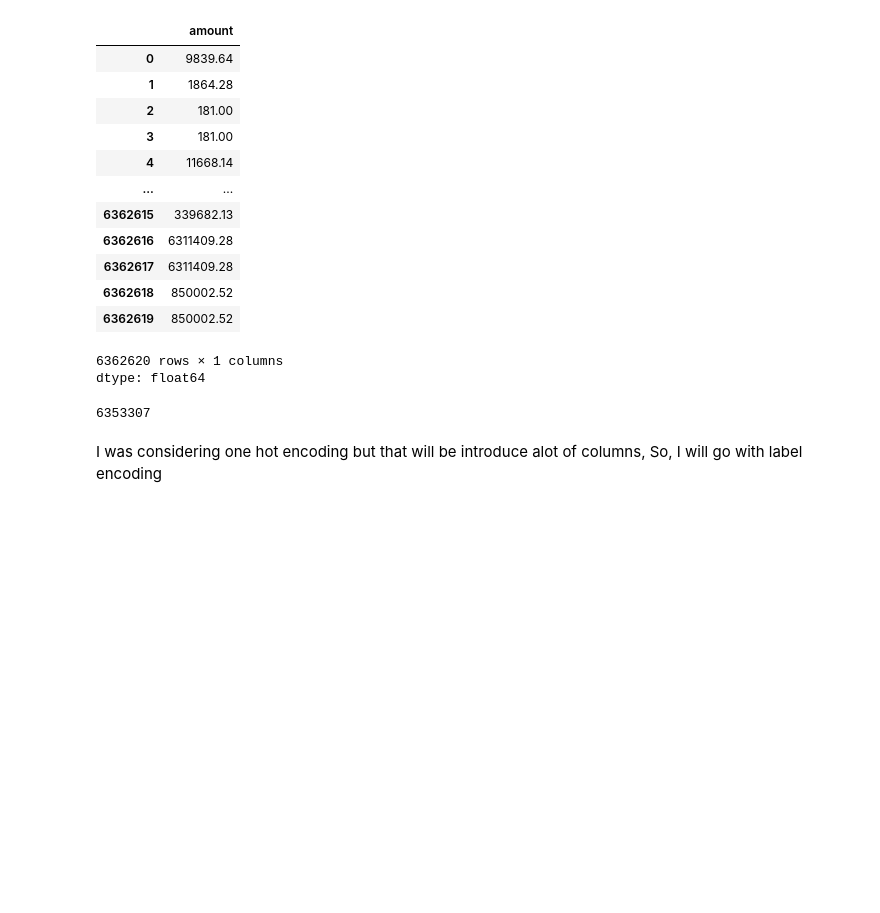
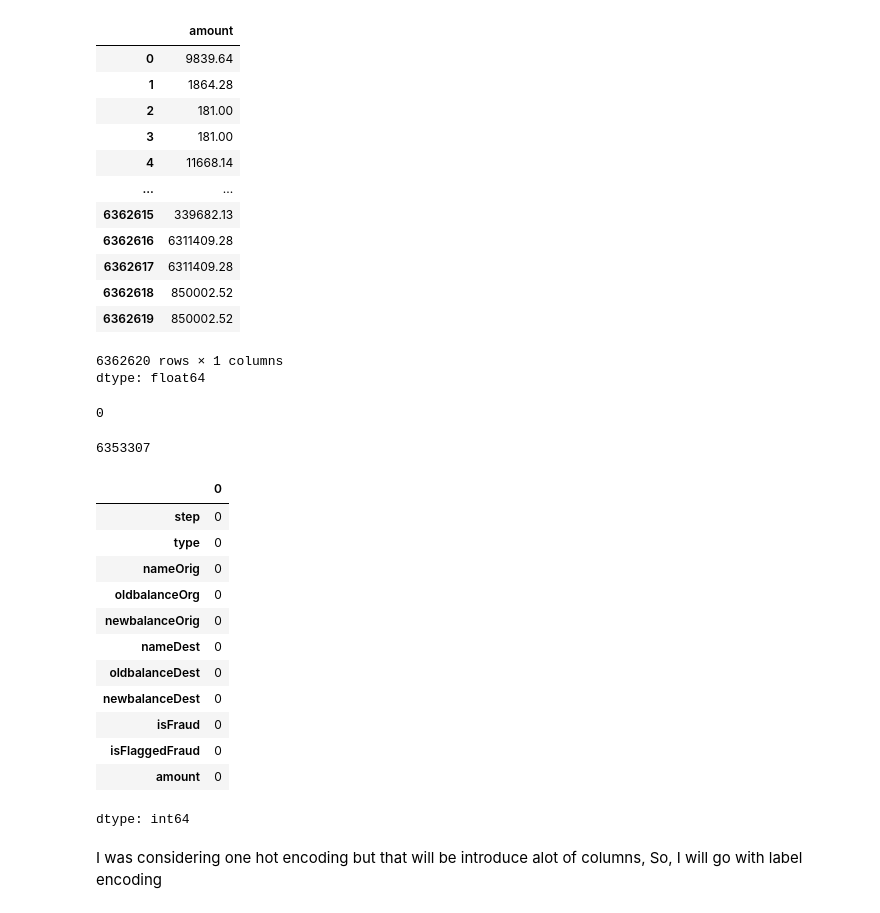
Before and after one commit to youssefashmawy/Fraud-Detection-in-Digital-Transactions, a Jupyter notebook: Notebooks/6_Million_dataset/6_million_dataset_small_NN.ipynb, the cells around one changed output. Drawn from its saved outputs; the diff is of its cells as text; code cells hidden in the pictures; blank space fills up the shorter version.

```diff
--- a/Notebooks/6_Million_dataset/6_million_dataset_small_NN.ipynb
+++ b/Notebooks/6_Million_dataset/6_million_dataset_small_NN.ipynb
@@ -155,7 +165,27 @@ df['amount'] = df['oldbalanceOrg'] - df['newbalanceOrig']
+# %%
+df.duplicated().sum()
+# %% [output]
+0
 # %%
 len(df.nameOrig.unique())
 # %% [output]
 6353307
+# %%
+df.isnull().sum()
+# %% [output]
+|  | 0 |
+| step | 0 |
+| type | 0 |
+| nameOrig | 0 |
+| oldbalanceOrg | 0 |
+| newbalanceOrig | 0 |
+| nameDest | 0 |
+| oldbalanceDest | 0 |
+| newbalanceDest | 0 |
+| isFraud | 0 |
+| isFlaggedFraud | 0 |
+| amount | 0 |
+dtype: int64
 # %% [markdown]
 I was considering one hot encoding but that will be introduce alot of columns, So, I will go with label encoding
 # %%
```
Also changed, not shown: parts of 22 cells of this notebook, 1 other file.
